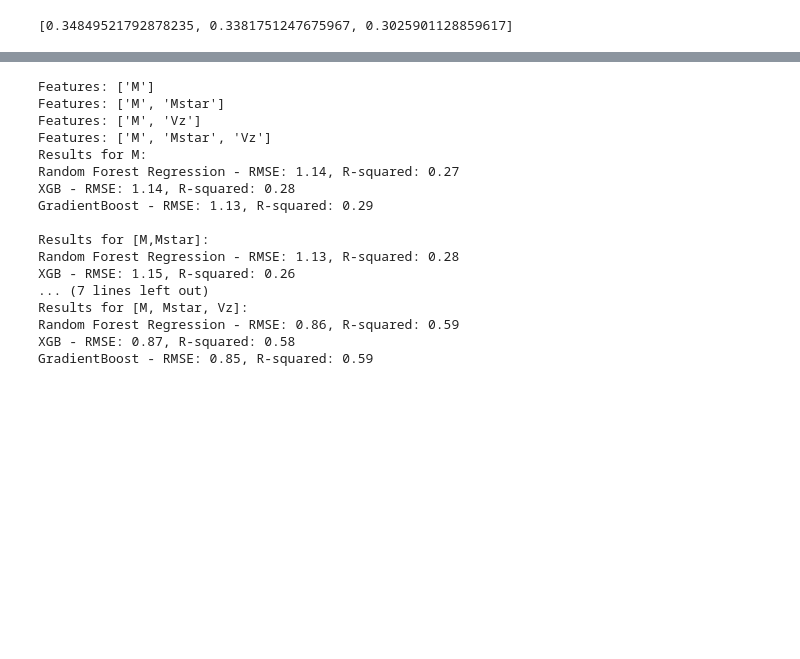
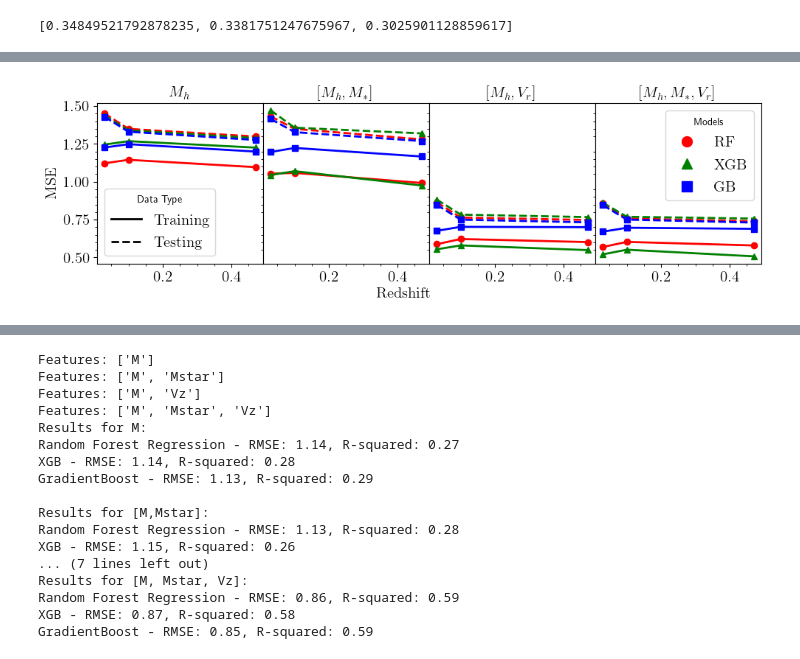
Before and after one commit to antolonappan/kSZscaler, a Jupyter notebook: Notebooks2/test1_r2.ipynb, the cells around one changed output, grey strips where cells are left out. Saved outputs shown, nothing was run; the diff lists cells and outputs as text; code cells hidden in the pictures; blank space fills up the shorter version.

```diff
--- a/Notebooks2/test1_r2.ipynb
+++ b/Notebooks2/test1_r2.ipynb
@@ -185,0 +127,5 @@ GradientBoost - RMSE: 0.87, R-squared: 0.62
+# %%
+red_results = {}
+for df,z in zip([df_140_m,df_132_m,df_096_m],['0.03','0.1','0.47']):
+    res = dicresults(*get_results(df))
+    red_results[z] = res
@@ -185,0 +145,94 @@ GradientBoost - RMSE: 0.87, R-squared: 0.62
+# %%
+mse_data = red_results
+# %%
+plt.rcParams['text.usetex']=True
+plt.rcParams['ytick.minor.visible'] =True
+plt.rcParams['xtick.minor.visible'] = True
+
+# Assuming `mse_data` is the dictionary containing your data
+
+# Define positions for each feature set, might need to adjust based on your actual feature names
+positions = ['M', '[M,Mstar]', '[M, Vz]', '[M, Mstar, Vz]']
+plabels = ['$M_h$', '$[M_h,M_*]$', '$[M_h, V_r]$', '$[M_h, M_*, V_r]$']
+mname = ['$\\rm RF$','$\\rm XGB$','$\\rm GB$']
+
+# Set up the figure
+fig, axs = plt.subplots(nrows=1, ncols=len(positions), figsize=(10, 3), sharey=True)
+
+# Define colors and markers for each model
+model_colors = {'Random Forest Regression': 'red', 'XGB': 'green', 'GradientBoost': 'blue'}
+model_markers = {'Random Forest Regression': 'o', 'XGB': '^', 'GradientBoost': 's'}
+
+# Define line styles for train and test
+line_styles = {'train': '-', 'test': '--'}
+
+# Plotting the data
+for feature_index, feature_name in enumerate(positions):
+    ax = axs[feature_index]
+    for model_name in ['Random Forest Regression', 'XGB', 'GradientBoost']:
+        # Extract the MSE values for training and testing across all redshifts for the current model and feature set
+        redshifts = []
+        mse_train_values = []
+        mse_test_values = []
+        for redshift, features_data in mse_data.items():
+            mse_train_values.append(features_data[feature_name][model_name]['MSE_train'])
+            mse_test_values.append(features_data[feature_name][model_name]['MSE_test'])
+            redshifts.append(float(redshift))
+
+        # Sort the arrays by redshift
+        sorted_indices = np.argsort(redshifts)
+        redshifts = np.array(redshifts)[sorted_indices]
+        mse_train_values = np.array(mse_train_values)[sorted_indices]
+        mse_test_values = np.array(mse_test_values)[sorted_indices]
+
+        # Plot training and testing MSE values
+        ax.plot(redshifts, mse_train_values, marker=model_markers[model_name], color=model_colors[model_name], linestyle=line_styles['train'], linewidth=2)
+        ax.plot(redshifts, mse_test_values, marker=model_markers[model_name], color=model_colors[model_name], linestyle=line_styles['test'], linewidth=2)
+
+    # Set the title for each subplot
+    ax.set_title(f'{plabels[feature_index]}', fontsize=15)
+
+    plt.xticks(fontsize=15)
+
+
+    # Remove the left spine (y-axis line) for subplots from the second to the last
+    if feature_index > 0:
+        #ax.spines['left'].set_visible(False)
+        if feature_index < 3:
+            pass
+            #ax.spines['right'].set_visible(False)
+        ax.tick_params(left=False)
+
+    if feature_index == 0:
+        ax.set_ylabel('$\\rm MSE$', fontsize=15)
+        #ax.spines['right'].set_visible(False)
+    ax.tick_params(labelsize=15)
+    # Remove the x-axis label for all subplots
+    ax.set_xlabel('')
+
+
+
+# Set a common x-axis label in the center of the figure
+fig.text(0.5, -0.01, '$\\rm Redshift$', ha='center', fontsize=15)
+
+# Create two legends
+legend_elements_1 = [
+    plt.Line2D([0], [0], color='black', linestyle=line_styles['train'], linewidth=2, label='$\\rm Training$'),
+    plt.Line2D([0], [0], color='black', linestyle=line_styles['test'], linewidth=2, label='$\\rm Testing$')
+]
+
+legend_elements_2 = [plt.Line2D([0], [0], marker=model_markers[name], color=model_colors[name], linestyle='None', markersize=10, label=mname[i]) for i,name in enumerate(model_markers)]
+
+# Place the first legend in the left-most subplot
+axs[0].legend(handles=legend_elements_1, loc='lower left', title='Data Type', fontsize=15)
+
+# Place the second legend in the right-most subplot
+axs[-1].legend(handles=legend_elements_2, loc='upper right', title='Models', fontsize=15)
+
+# Adjust layout
+plt.tight_layout()
+plt.subplots_adjust(wspace=0, hspace=0)
+# Show the plot
+plt.savefig('mse.pdf',dpi=300)
+# %% [output]
+[figure, added]
```
Also changed, not shown: parts of 8 cells of this notebook, 3 other files.
